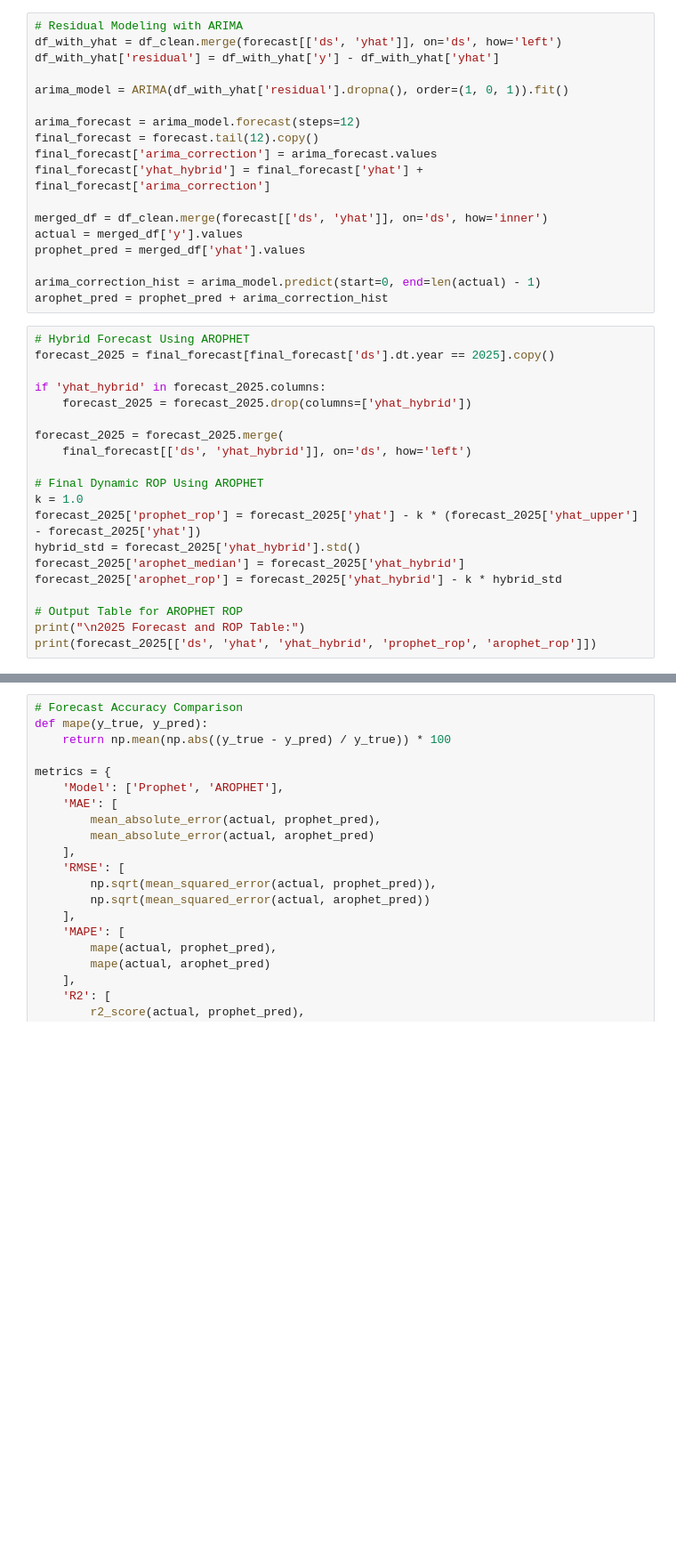
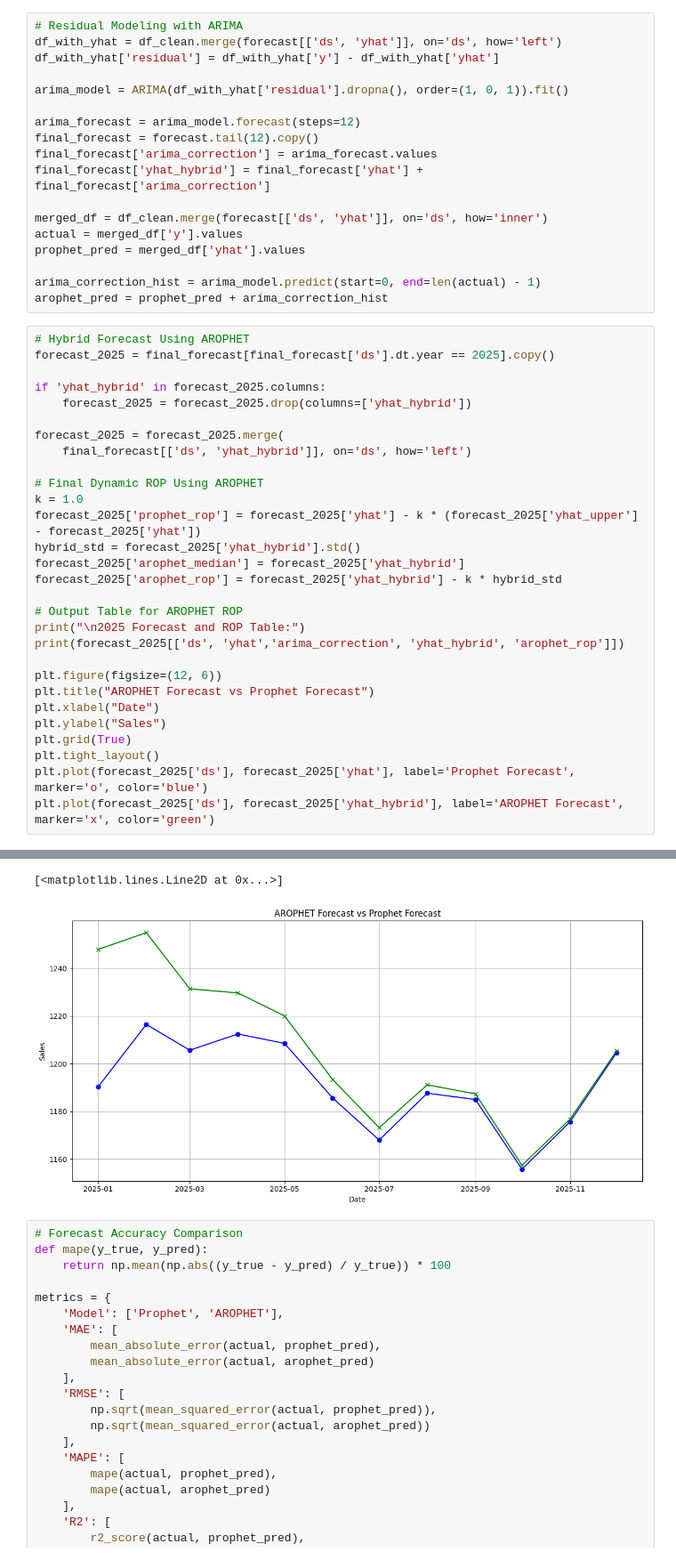
Before and after one commit to ashiqurrahmanshihab/Hybrid_Demand_Forecasting_and-Reorder_Point_Planning_Using_AROPHET, a Jupyter notebook: Alton_20_Sales_Data_2014_2024.ipynb, the cells around one changed output, grey strips where cells are left out. Shown at 89% size. Drawn from its saved outputs; the diff is of its cells as text; blank space fills up the shorter version.

```diff
--- a/Alton_20_Sales_Data_2014_2024.ipynb
+++ b/Alton_20_Sales_Data_2014_2024.ipynb
@@ -349,6 +350,15 @@ forecast_2025['arophet_rop'] = forecast_2025['yhat_hybrid'] - k * hybrid_std
 
 # Output Table for AROPHET ROP
 print("\n2025 Forecast and ROP Table:")
-print(forecast_2025[['ds', 'yhat', 'yhat_hybrid', 'prophet_rop', 'arophet_rop']])
+print(forecast_2025[['ds', 'yhat','arima_correction', 'yhat_hybrid', 'arophet_rop']])
+
+plt.figure(figsize=(12, 6))
+plt.title("AROPHET Forecast vs Prophet Forecast")
+plt.xlabel("Date")
+plt.ylabel("Sales")
+plt.grid(True)
+plt.tight_layout()
+plt.plot(forecast_2025['ds'], forecast_2025['yhat'], label='Prophet Forecast', marker='o', color='blue')
+plt.plot(forecast_2025['ds'], forecast_2025['yhat_hybrid'], label='AROPHET Forecast', marker='x', color='green')
 # %% [output]
 2025 Forecast and ROP Table:
@@ -368,3 +378,5 @@ print(forecast_2025[['ds', 'yhat', 'yhat_hybrid', 'prophet_rop', 'arophet_rop']]
+[<matplotlib.lines.Line2D at 0x...>]
+[figure, added]
 # %%
 # Forecast Accuracy Comparison
 def mape(y_true, y_pred):
```
Also changed, not shown: parts of 6 cells of this notebook.
